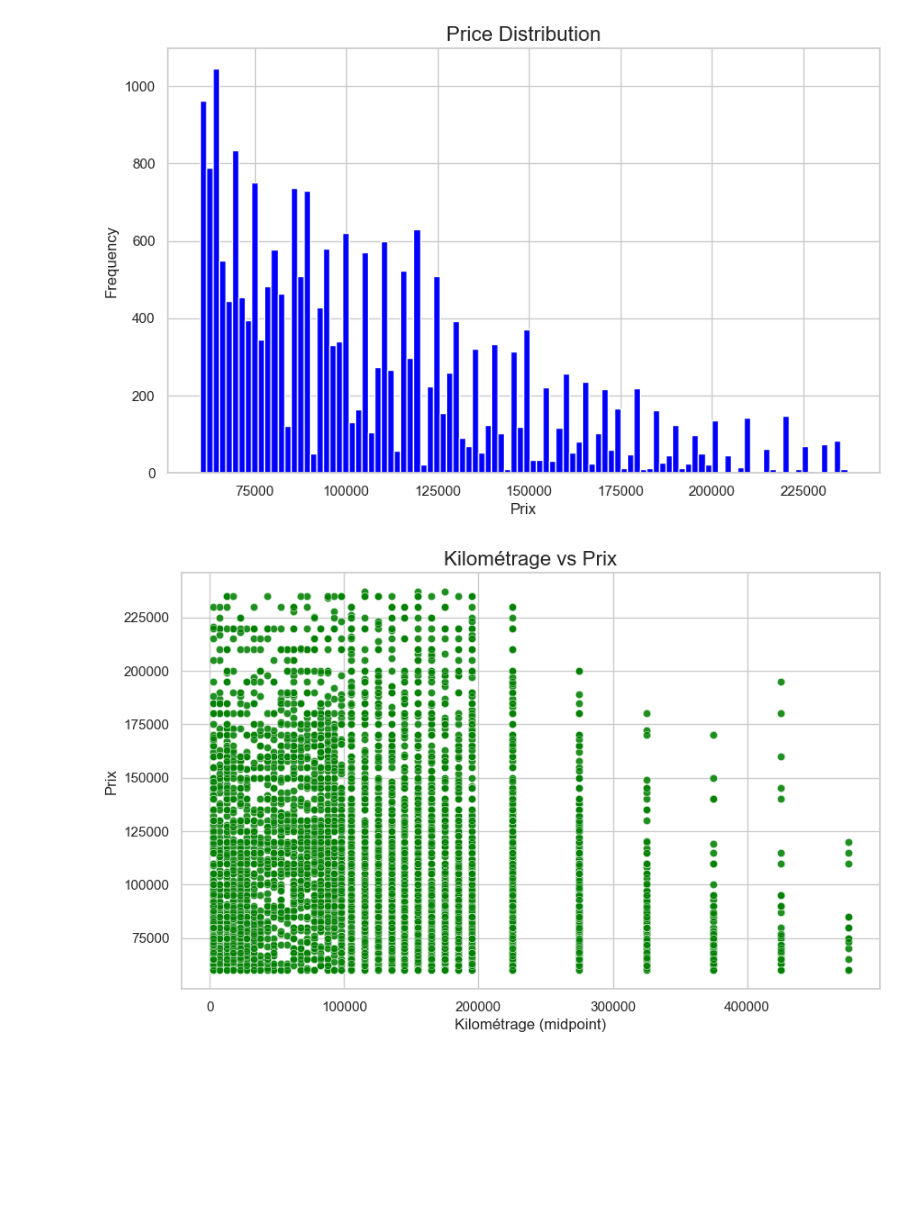
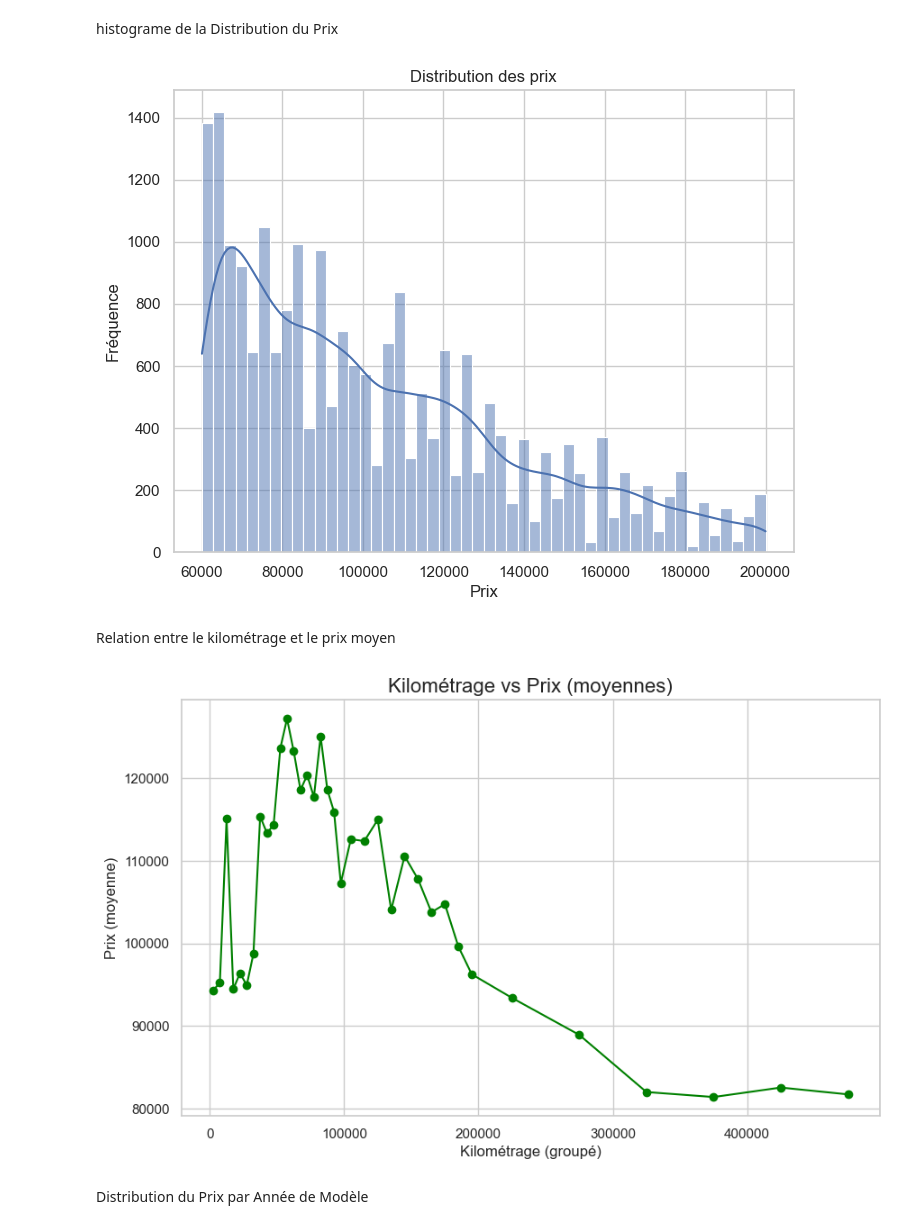
Before and after one commit to youssefmaimouni/houses_cars_prices_prediction, a Jupyter notebook: data_analytics/cars_data_analytics/cars_data_analyste.ipynb, the cells around one changed output. Cells and saved outputs as stored; diff of their text form; code cells hidden in the pictures; blank space fills up the shorter version.

```diff
--- a/data_analytics/cars_data_analytics/cars_data_analyste.ipynb
+++ b/data_analytics/cars_data_analytics/cars_data_analyste.ipynb
@@ -8,24 +115,33 @@ df=pd.read_csv('../../cleaned_data/cars_data_cleaned.csv')
+# %% [markdown]
+histograme de la Distribution du Prix
 # %%
 sns.set_theme(style="whitegrid")
 
 # 1. Price Distribution
-plt.figure(figsize=(10, 6))
-plt.hist(df['prix'], bins=100,  color='blue')
-plt.title('Price Distribution', fontsize=16)
-plt.xlabel('Prix')
-plt.ylabel('Frequency')
+plt.figure(figsize=(8, 6))
+sns.histplot(df['prix'], kde=True, bins=50)
+plt.title("Distribution des prix")
+plt.xlabel("Prix")
+plt.ylabel("Fréquence")
 plt.show()
 # %% [output]
-[figure, old version]
+[figure, new version]
+# %% [markdown]
+Relation entre le kilométrage et le prix moyen
 # %%
+moyennes = df.groupby('kilometrage')['prix'].mean().reset_index()
+
+# Tracer les données regroupées
 plt.figure(figsize=(10, 6))
-sns.scatterplot(x=df['kilometrage'], y=df['prix'], alpha=0.5, color='green')
-plt.title('Kilométrage vs Prix', fontsize=16)
-plt.xlabel('Kilométrage (midpoint)')
-plt.ylabel('Prix')
+plt.plot(moyennes['kilometrage'], moyennes['prix'], marker='o', color='green')
+plt.title('Kilométrage vs Prix (moyennes)', fontsize=16)
+plt.xlabel('Kilométrage (groupé)')
+plt.ylabel('Prix (moyenne)')
 plt.show()
 # %% [output]
-[figure, old version]
+[figure, new version]
+# %% [markdown]
+Distribution du Prix par Année de Modèle
 # %%
 plt.figure(figsize=(15, 10))
 sns.boxplot(x=df['annee-modele'], y=df['prix'])
```
Also changed, not shown: parts of 35 cells of this notebook, 18 other files.
